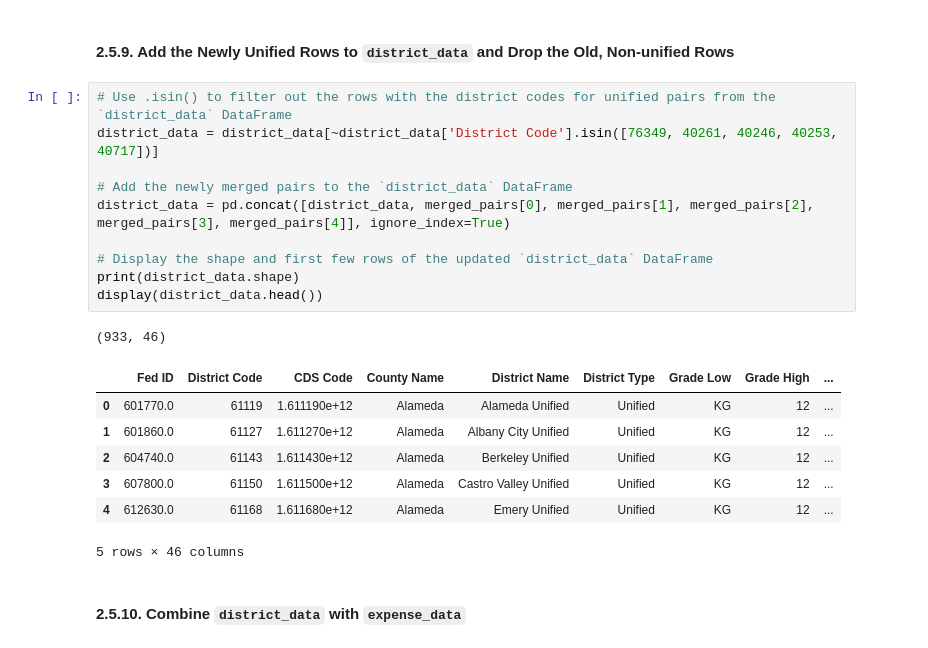
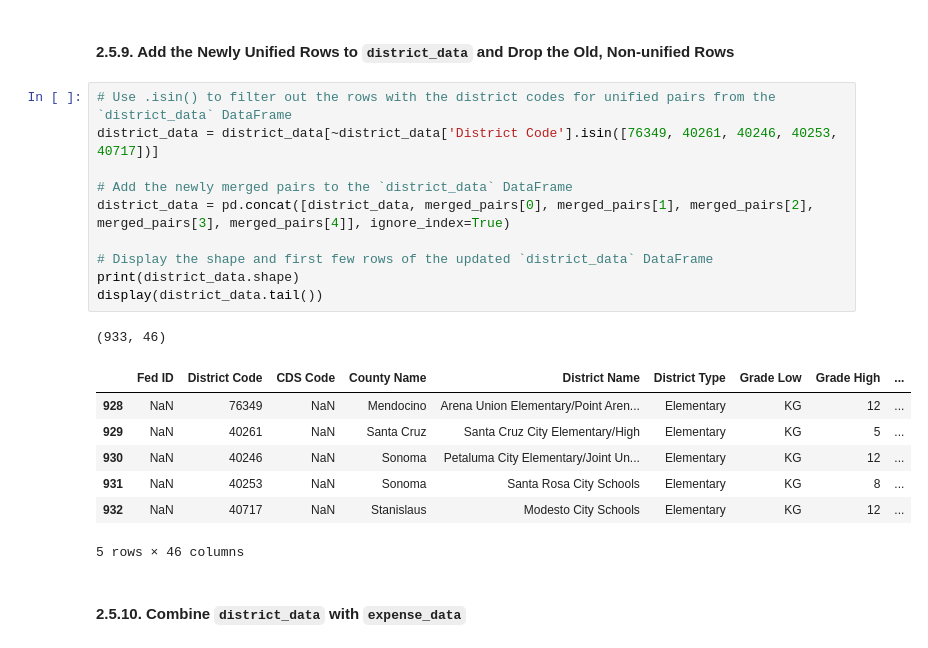
Before and after one commit to lquuu/593-milestone-1, a Jupyter notebook: deepnote/SIADS_593_Milestone_Project/Notebook 1- Data Cleaning, Merging, & Exportation.ipynb, the cells around one changed output. Drawn from its saved outputs; the diff is of its cells as text.

```diff
--- a/deepnote/SIADS_593_Milestone_Project/Notebook 1- Data Cleaning, Merging, & Exportation.ipynb
+++ b/deepnote/SIADS_593_Milestone_Project/Notebook 1- Data Cleaning, Merging, & Exportation.ipynb
@@ -597,21 +597,21 @@ district_data.head()
 # %%
 # Use .isin() to filter out the rows with the district codes for unified pairs from the `district_data` DataFrame
 district_data = district_data[~district_data['District Code'].isin([76349, 40261, 40246, 40253, 40717])]
 
 # Add the newly merged pairs to the `district_data` DataFrame
 district_data = pd.concat([district_data, merged_pairs[0], merged_pairs[1], merged_pairs[2], merged_pairs[3], merged_pairs[4]], ignore_index=True)
 
 # Display the shape and first few rows of the updated `district_data` DataFrame
 print(district_data.shape)
-display(district_data.head())
+display(district_data.tail())
 # %% [output]
 (933, 46)
 |  | Fed ID | District Code | CDS Code | County Name | District Name | District Type | Grade Low | Grade High | ... |
-| 0 | 601770.0 | 61119 | 1.611190e+12 | Alameda | Alameda Unified | Unified | KG | 12 | ... |
-| 1 | 601860.0 | 61127 | 1.611270e+12 | Alameda | Albany City Unified | Unified | KG | 12 | ... |
-| 2 | 604740.0 | 61143 | 1.611430e+12 | Alameda | Berkeley Unified | Unified | KG | 12 | ... |
-| 3 | 607800.0 | 61150 | 1.611500e+12 | Alameda | Castro Valley Unified | Unified | KG | 12 | ... |
-| 4 | 612630.0 | 61168 | 1.611680e+12 | Alameda | Emery Unified | Unified | KG | 12 | ... |
+| 928 | NaN | 76349 | NaN | Mendocino | Arena Union Elementary/Point Aren... | Elementary | KG | 12 | ... |
+| 929 | NaN | 40261 | NaN | Santa Cruz | Santa Cruz City Elementary/High | Elementary | KG | 5 | ... |
+| 930 | NaN | 40246 | NaN | Sonoma | Petaluma City Elementary/Joint Un... | Elementary | KG | 12 | ... |
+| 931 | NaN | 40253 | NaN | Sonoma | Santa Rosa City Schools | Elementary | KG | 8 | ... |
+| 932 | NaN | 40717 | NaN | Stanislaus | Modesto City Schools | Elementary | KG | 12 | ... |
 5 rows × 46 columns
 # %% [markdown]
 #### 2.5.10. Combine `district_data` with `expense_data`
```
